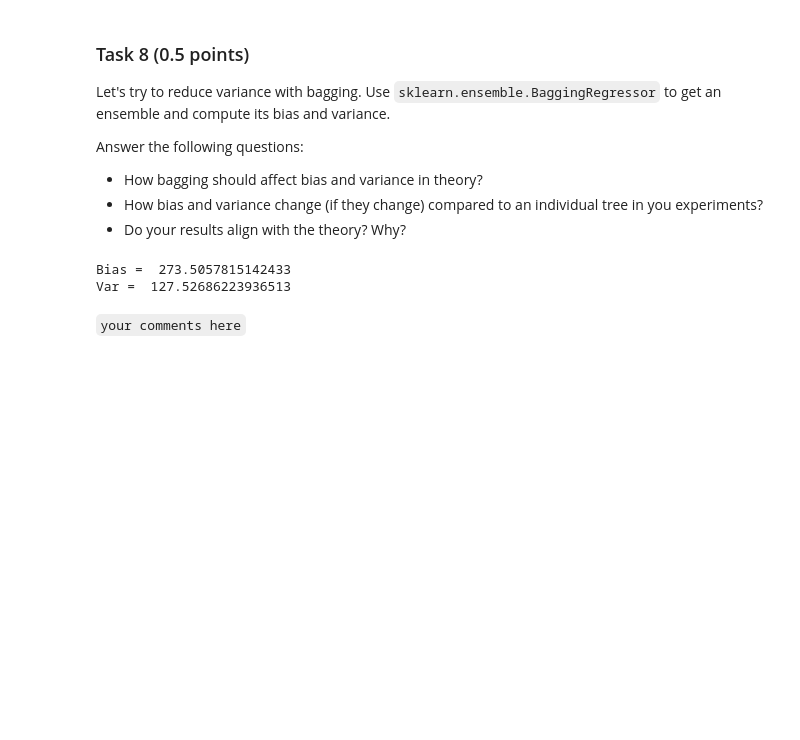
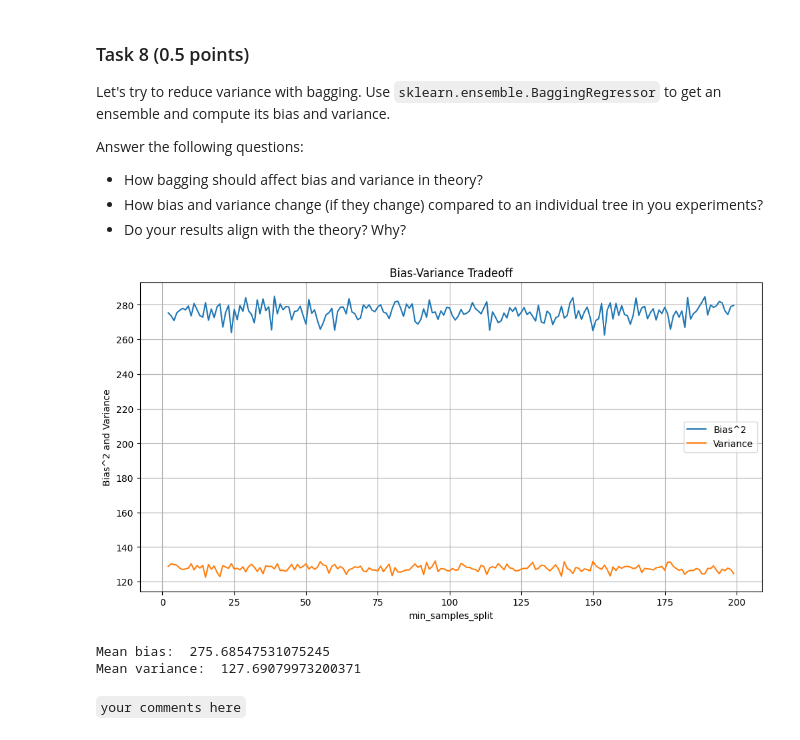
Before and after one commit to yakovlevia/Mathematical-methods-of-data-analysis, a Jupyter notebook: hw4ml_2024.ipynb, the cells around one changed output. Saved outputs shown, nothing was run; the diff lists cells and outputs as text; code cells hidden in the pictures; blank space fills up the shorter version.

````diff
--- a/hw4ml_2024.ipynb
+++ b/hw4ml_2024.ipynb
@@ -751,18 +769,40 @@ Answer the following questions:
  - How bagging should affect bias and variance in theory?
  - How bias and variance change (if they change) compared to an individual tree in you experiments?
  - Do your results align with the theory? Why?
-# %%
-from sklearn.ensemble import BaggingRegressor
-
-bagging_model = BaggingRegressor(estimator=DecisionTreeRegressor(max_depth=8), n_estimators=100, random_state=42)
-
-bias_bagging, var_bagging = get_bias_variance(bagging_model, X_train.values, y_train, 10)
-
-print("Bias = ", bias)
-print("Var = ", var)
-# %% [output]
-Bias =  273.5057815142433
-Var =  127.52686223936513
+# %%
+from sklearn.ensemble import BaggingRegressor
+
+param_grid = {
+    'min_samples_split': list(range(2, 200))
+}
+
+bias_values = []
+variance_values = []
+
+
+for cnt in param_grid['min_samples_split']:
+    bagging_model = BaggingRegressor(estimator=DecisionTreeRegressor(max_depth=10, min_samples_leaf=cnt), n_estimators=2000, random_state=42)
+    bias, var = get_bias_variance(model, X_train.values, y_train, 15)
+    bias_values.append(bias)
+    variance_values.append(var)
+
+
+plt.figure(figsize=(12, 6))
+plt.plot(param_grid['min_samples_split'], bias_values, label='Bias^2')
+plt.plot(param_grid['min_samples_split'], variance_values, label='Variance')
+plt.xlabel('min_samples_split')
+plt.ylabel('Bias^2 and Variance')
+plt.title('Bias-Variance Tradeoff')
+plt.legend()
+plt.grid(True)
+plt.show()
+
+print("Mean bias: ", np.mean(bias_values))
+print("Mean variance: ", np.mean(variance_values))
+# %% [output]
+[figure, added]
+Mean bias:  275.68547531075245
+Mean variance:  127.69079973200371
 # %% [markdown]
 ```your comments here```
 # %% [markdown]
````
Also changed, not shown: parts of 17 cells of this notebook, 1 other file.
